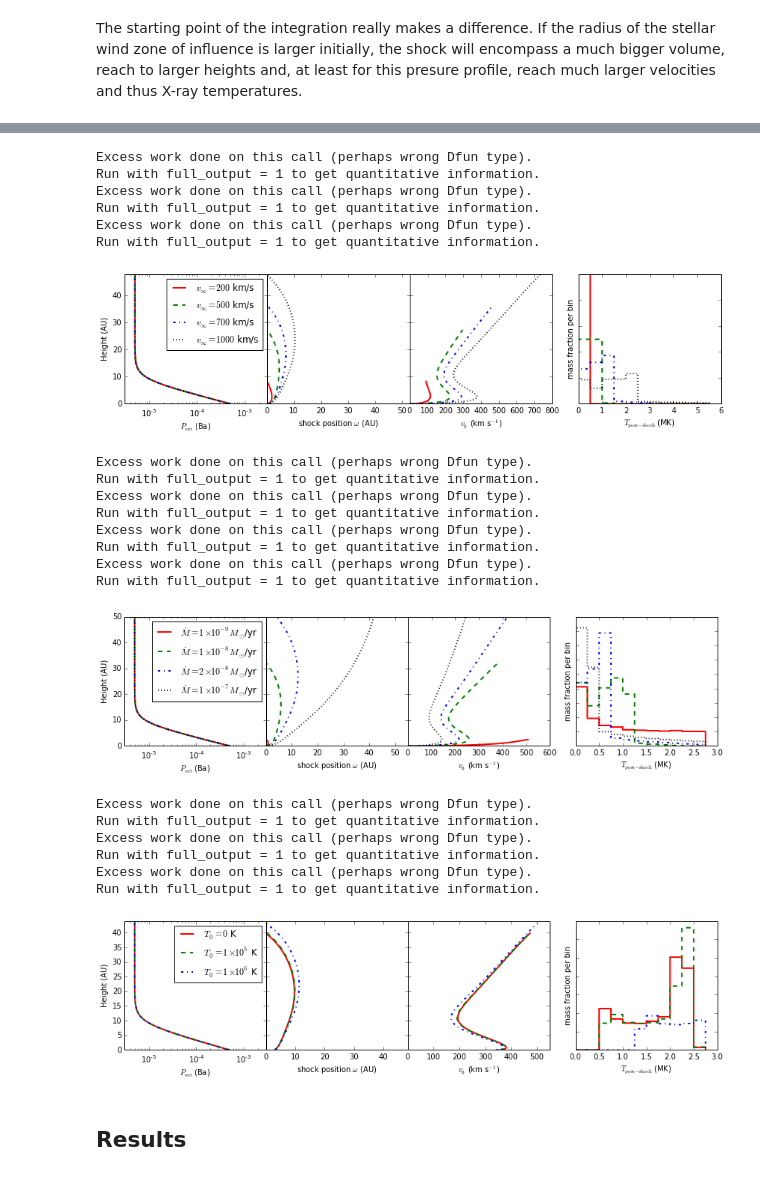
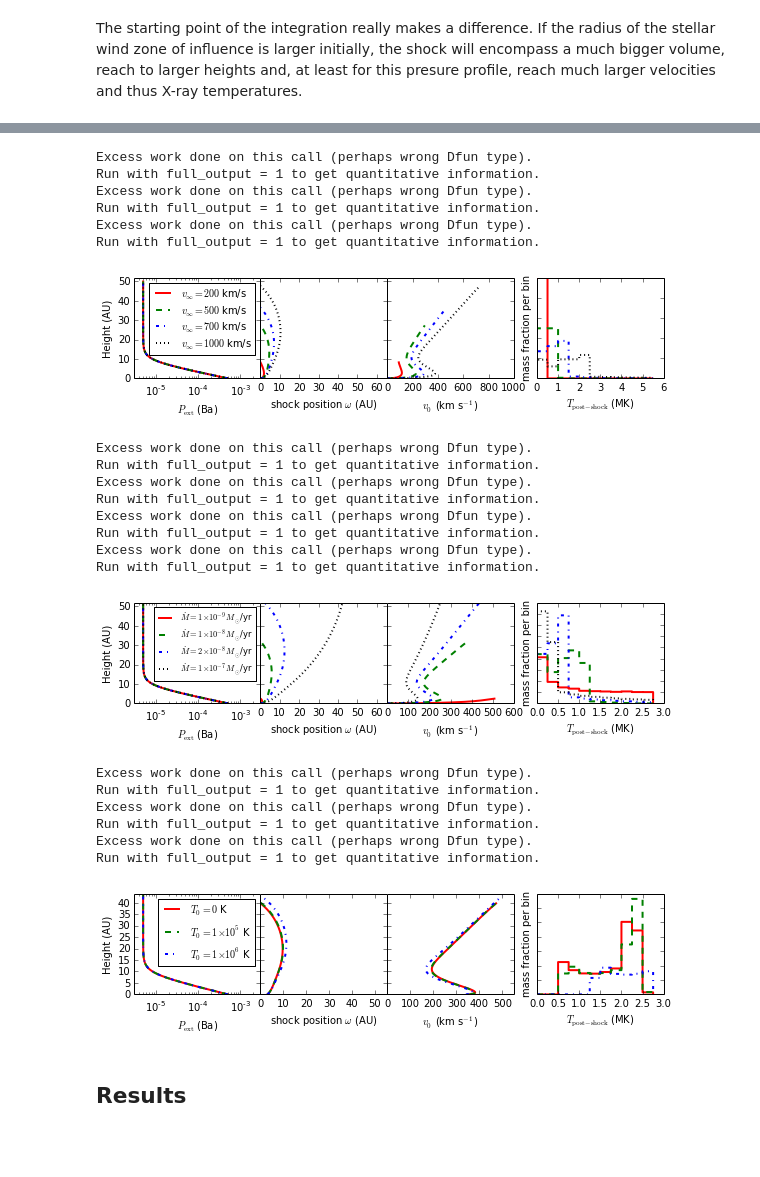
Before and after one commit to hamogu/RecollimationXrayCTTS, a Jupyter notebook: scripts/jet_recol_shocks.ipynb, the cells around one changed output, grey strips where cells are left out. Saved outputs shown, nothing was run; the diff lists cells and outputs as text; code cells hidden in the pictures; blank space fills up the shorter version.

Commit message:
Increase figure label size

```diff
--- a/scripts/jet_recol_shocks.ipynb
+++ b/scripts/jet_recol_shocks.ipynb
@@ -158,7 +158,7 @@ class StellarWindShock(object):
         return self.m_dot * np.sin(theta) * delta_theta
 
     @staticmethod
-    def setup_plot(figsize=(12,3)):
+    def setup_plot(figsize=(8,2)):
         '''set up 4 panels to plot the most interesting parameters of an ODE solution
 
         Returns
@@ -167,10 +167,10 @@ class StellarWindShock(object):
         axes: list of for axis instances
         '''
         fig = plt.figure(figsize=figsize)
-        ax1 = fig.add_axes([.06,.17,.22,.8])
-        ax2 = fig.add_axes([.28,.17,.22,.8], sharey = ax1)
-        ax3 = fig.add_axes([.5,.17,.22,.8], sharey = ax1)
-        ax4 = fig.add_axes([.76,.17,.22,.8])
+        ax1 = fig.add_axes([.06,.24,.22,.7])
+        ax2 = fig.add_axes([.28,.24,.22,.7], sharey = ax1)
+        ax3 = fig.add_axes([.5,.24,.22,.7], sharey = ax1)
+        ax4 = fig.add_axes([.76,.24,.22,.7])
         plt.setp([a.get_yticklabels() for a in fig.axes[1:]], visible=False)
 
         #ax1.set_title('External presure')
@@ -461,15 +462,15 @@ The starting point of the integration really makes a difference. If the radius o
 # %%
 z = np.arange(0,50., .01)
 
-fig = plt.figure(figsize=(12,5.5))
-ax1 = fig.add_axes([.06,.1,.22,.44])
-ax2 = fig.add_axes([.28,.1,.22,.44], sharey = ax1)
-ax3 = fig.add_axes([.5,.1,.22,.44], sharey = ax1)
-ax4 = fig.add_axes([.77,.1,.22,.44])
-ax11 = fig.add_axes([.06,.54,.22,.44], sharey=ax1, sharex=ax1)
-ax21 = fig.add_axes([.28,.54,.22,.44], sharey = ax11, sharex=ax2)
-ax31 = fig.add_axes([.5,.54,.22,.44], sharey = ax11, sharex=ax3)
-ax41 = fig.add_axes([.77,.54,.22,.44], sharex=ax4)
+fig = plt.figure(figsize=(8,5.5*0.66))
+ax1 = fig.add_axes([.06,.14,.21,.42])
+ax2 = fig.add_axes([.27,.14,.21,.42], sharey = ax1)
+ax3 = fig.add_axes([.48,.14,.21,.42], sharey = ax1)
+ax4 = fig.add_axes([.78,.14,.21,.42])
+ax11 = fig.add_axes([.06,.56,.21,.42], sharey=ax1, sharex=ax1)
+ax21 = fig.add_axes([.27,.56,.21,.42], sharey = ax11, sharex=ax2)
+ax31 = fig.add_axes([.48,.56,.21,.42], sharey = ax11, sharex=ax3)
+ax41 = fig.add_axes([.78,.56,.21,.42], sharex=ax4)
 
 plt.setp([a.get_yticklabels() for a in [ax2, ax3, ax21, ax31]], visible=False)
 plt.setp([a.get_xticklabels() for a in [ax11, ax21,ax31, ax41]], visible=False)
@@ -499,7 +500,7 @@ for h,c,l in zip([0.5,2,5,10], 'rgbk', ['solid', 'dashed', 'dashdot', 'dotted']
     ode.plot_params([ax11,ax21,ax31,ax41], label='$h={0}$ AU'.format(h),
                     bins=np.arange(0,4.,.5), color=c, linestyle=l, linewidth=2)
 
-ax21.legend()
+ax21.legend(fontsize='medium')
 
 for h,c,l in zip([0.5,2,5,10], 'rgbk', ['solid', 'dashed', 'dashdot', 'dotted'] ):
     pexp = ExpPres(5e-4/h**1.5, h, p_inf = 5e-6)
@@ -510,9 +511,10 @@ for h,c,l in zip([0.5,2,5,10], 'rgbk', ['solid', 'dashed', 'dashdot', 'dotted']
 
 ax3.set_ylim([0, None])
 ax2.set_xlim([0,None])
-#ax1.set_ylim([0,48])
+ax1.set_ylim([0,49])
 ax1.set_xlim([3e-6,3e-3])
 ax4.set_ylim([0,.89])
+ax4.set_xlim([0,5])
 set_aspect_equal(ax2)
 #set_aspect_equal(ax21)
 fig.savefig(plotdir + 'P_ext/P_ext.png')
@@ -551,9 +553,9 @@ for v,c,l in zip([2e7,5e7,7e7, 10e7], 'rgbk', ['solid', 'dashed', 'dashdot', 'do
 
 #axes[1].plot(np.sqrt(ode.R0(ode.z)**2 - ode.z**2), ode.z, 'k', label='maximum radius')
 axes[3].set_ylim([0, None])
-axes[0].legend()
-axes[2].set_xlim([0,None])
-axes[0].set_ylim([0,48])
+axes[0].legend(fontsize='medium', labelspacing=0.2)
+axes[2].set_xlim([0,1000])
+axes[0].set_ylim([0,52])
 axes[0].set_xlim([3e-6, 3e-3])
 set_aspect_equal(axes[1])
 
@@ -566,7 +568,7 @@ Excess work done on this call (perhaps wrong Dfun type).
 Run with full_output = 1 to get quantitative information.
 Excess work done on this call (perhaps wrong Dfun type).
 Run with full_output = 1 to get quantitative information.
-[figure, old version]
+[figure, new version]
 # %%
 def mdotlatex(value):
     '''Format number to nice string in LaTeX'''
@@ -589,10 +591,10 @@ for m,c,l in zip([6e16,6e17, 12e17, 6e18], 'rgbk', ['solid', 'dashed', 'dashdot'
 
 #axes[1].plot(np.sqrt(ode.R0(ode.z)**2 - ode.z**2), ode.z, 'k', label='maximum radius')
 axes[3].set_ylim([0, None])
-axes[0].legend()
+axes[0].legend(fontsize='small', labelspacing=.1)
 axes[0].set_xlim([3e-6,3e-3])
 axes[2].set_xlim([0,None])
-axes[0].set_ylim([0,50])
+axes[0].set_ylim([0,52])
 
 set_aspect_equal(axes[1])
 fig.savefig(plotdir + 'dot_m/dot_m.png')
@@ -606,7 +608,7 @@ Excess work done on this call (perhaps wrong Dfun type).
 Run with full_output = 1 to get quantitative information.
 Excess work done on this call (perhaps wrong Dfun type).
 Run with full_output = 1 to get quantitative information.
-[figure, old version]
+[figure, new version]
 # %%
 def Tlatex(value):
     '''Format number to nice string in LaTeX'''
@@ -616,35 +618,35 @@ def Tlatex(value):
         latex_value = '{0}\\times 10^{{{1}}}'.format(s[0], s[1][1:].lstrip('0'))
     return latex_value
 
 z = np.arange(0,50., .01)
 
 fig, axes = StellarWindShock.setup_plot()
 
 for T,c,l in zip([0, 1e5,1e6], 'rgbk', ['solid', 'dashed', 'dashdot', 'dotted'] ):
 
     ode = HotStellarWindShock(p_fiducial, v_fiducial, mdot_fiducial, T)
     ode.solve(3., z)
     ode.plot_params(axes, label='$T_0 = {0}$ K'.format(Tlatex(T)),
                     bins=np.arange(0,3.,.25), color=c, linestyle=l, linewidth=2)
 
 axes[3].set_ylim([0, None])
-axes[0].legend()
+axes[0].legend(fontsize='medium')
 axes[2].set_xlim([0,None])
 axes[0].set_ylim([0,44])
 axes[0].set_xlim([3e-6,3e-3])
 
 set_aspect_equal(axes[1])
 
 fig.savefig(plotdir + 'T_0/T_0.png')
 fig.savefig(plotdir + 'T_0/T_0.eps')
 # %% [output]
 Excess work done on this call (perhaps wrong Dfun type).
 Run with full_output = 1 to get quantitative information.
 Excess work done on this call (perhaps wrong Dfun type).
 Run with full_output = 1 to get quantitative information.
 Excess work done on this call (perhaps wrong Dfun type).
 Run with full_output = 1 to get quantitative information.
-[figure, old version]
+[figure, new version]
 # %% [markdown]
 ## Results
 # %%
```
Also changed, not shown: parts of 7 cells of this notebook, 13 other files.
